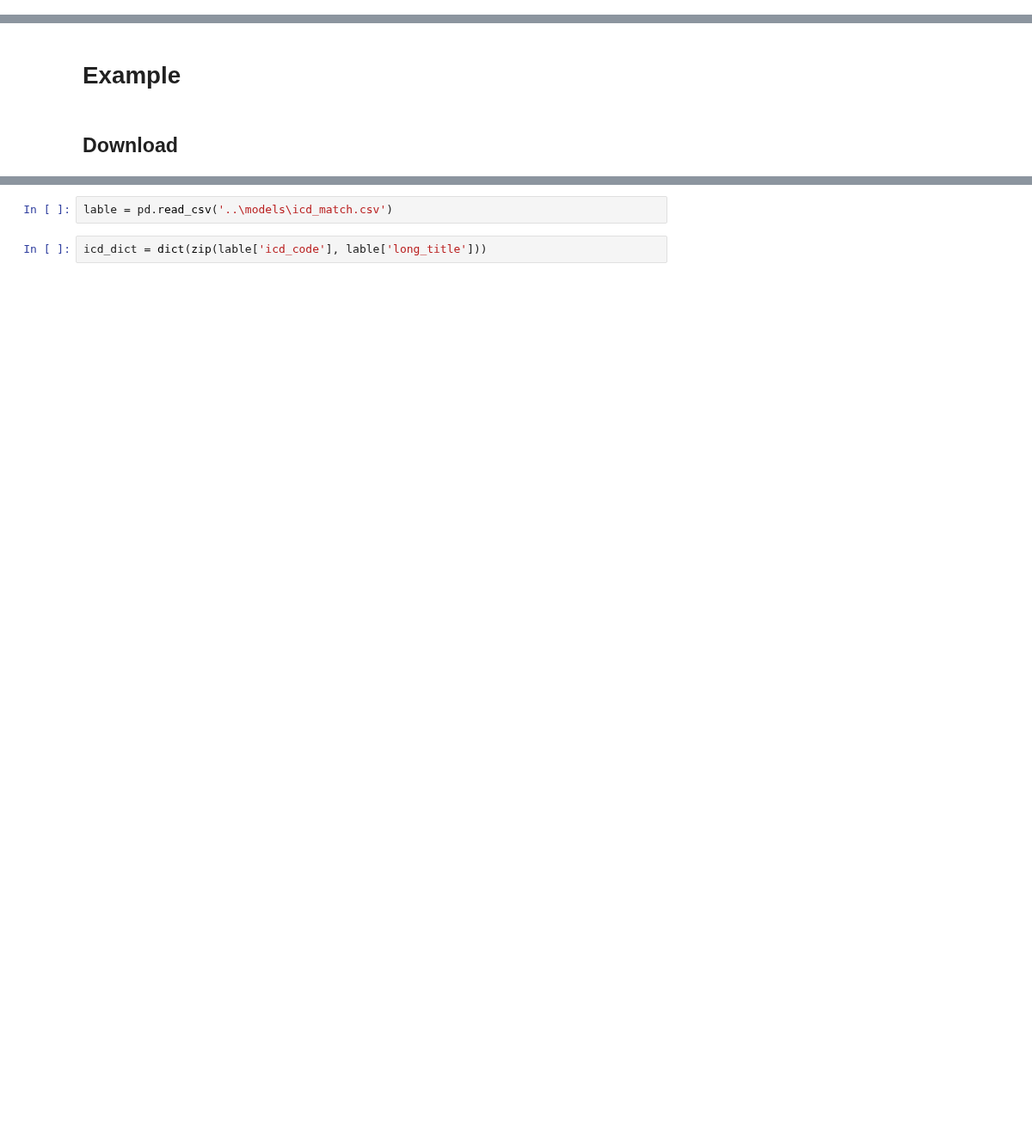
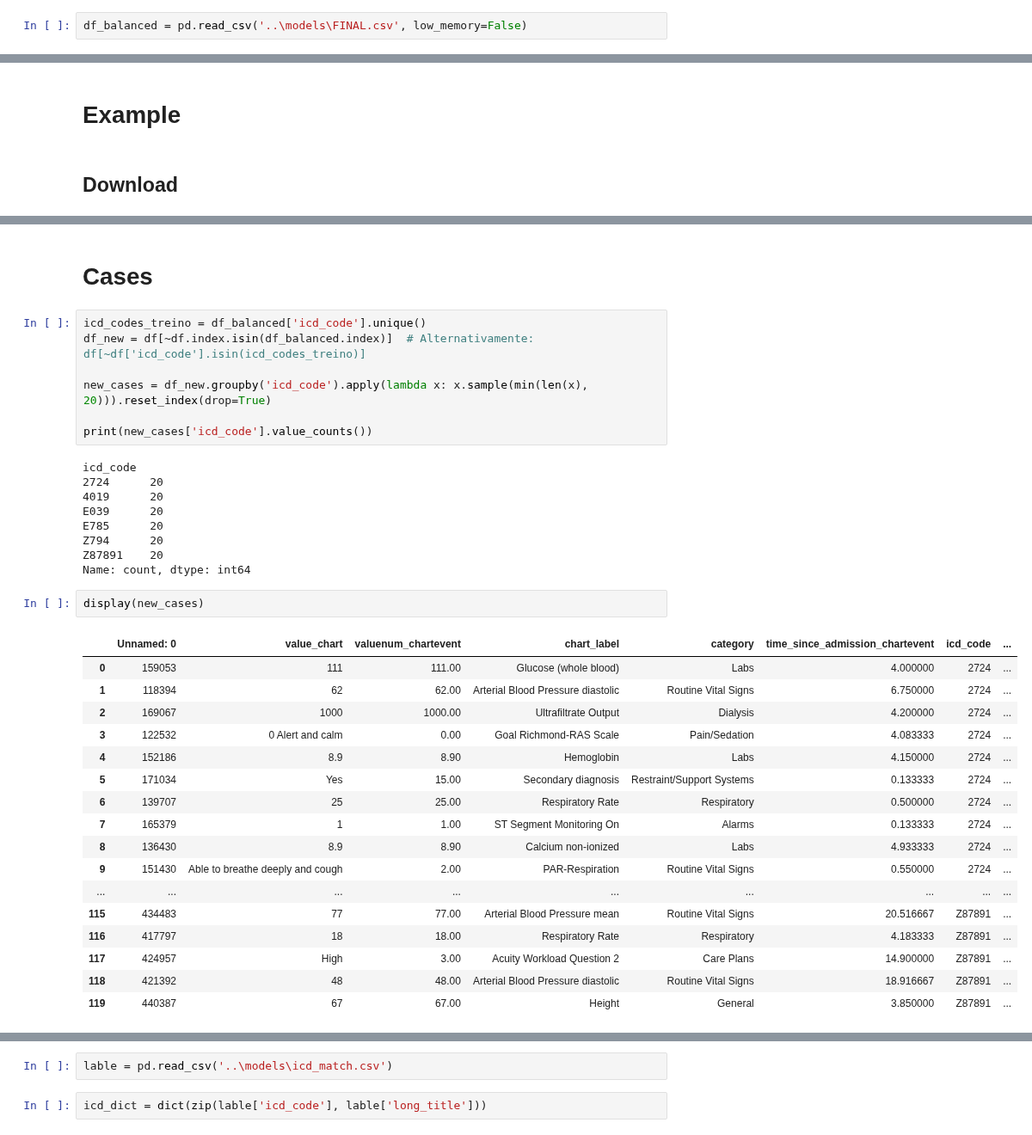
Before and after one commit to CatarinaCosta02/Master_Thesis, a Jupyter notebook: models/Model1.ipynb, the cells around one changed output, grey strips where cells are left out. Shown at 86% size. Saved outputs shown, nothing was run; the diff lists cells and outputs as text; blank space fills up the shorter version.

```diff
--- a/models/Model1.ipynb
+++ b/models/Model1.ipynb
@@ -63,0 +120,2 @@ Name: proportion, dtype: float64
+# %%
+df_balanced = pd.read_csv('..\models\FINAL.csv', low_memory=False)
@@ -310 +438,40 @@ cases = pd.read_csv('..\models\cases.csv')
+# %% [markdown]
+
+# Cases
+# %%
+icd_codes_treino = df_balanced['icd_code'].unique()
+df_new = df[~df.index.isin(df_balanced.index)]  # Alternativamente: df[~df['icd_code'].isin(icd_codes_treino)]
+
+new_cases = df_new.groupby('icd_code').apply(lambda x: x.sample(min(len(x), 20))).reset_index(drop=True)
+
+print(new_cases['icd_code'].value_counts())
+# %% [output]
+icd_code
+2724      20
+4019      20
+E039      20
+E785      20
+Z794      20
+Z87891    20
+Name: count, dtype: int64
+# %%
+display(new_cases)
+# %% [output]
+|  | Unnamed: 0 | value_chart | valuenum_chartevent | chart_label | category | time_since_admission_chartevent | icd_code | ... |
+| 0 | 159053 | 111 | 111.00 | Glucose (whole blood) | Labs | 4.000000 | 2724 | ... |
+| 1 | 118394 | 62 | 62.00 | Arterial Blood Pressure diastolic | Routine Vital Signs | 6.750000 | 2724 | ... |
+| 2 | 169067 | 1000 | 1000.00 | Ultrafiltrate Output | Dialysis | 4.200000 | 2724 | ... |
+| 3 | 122532 | 0 Alert and calm | 0.00 | Goal Richmond-RAS Scale | Pain/Sedation | 4.083333 | 2724 | ... |
+| 4 | 152186 | 8.9 | 8.90 | Hemoglobin | Labs | 4.150000 | 2724 | ... |
+| 5 | 171034 | Yes | 15.00 | Secondary diagnosis | Restraint/Support Systems | 0.133333 | 2724 | ... |
+| 6 | 139707 | 25 | 25.00 | Respiratory Rate | Respiratory | 0.500000 | 2724 | ... |
+| 7 | 165379 | 1 | 1.00 | ST Segment Monitoring On | Alarms | 0.133333 | 2724 | ... |
+| 8 | 136430 | 8.9 | 8.90 | Calcium non-ionized | Labs | 4.933333 | 2724 | ... |
+| 9 | 151430 | Able to breathe deeply and cough | 2.00 | PAR-Respiration | Routine Vital Signs | 0.550000 | 2724 | ... |
+| ... | ... | ... | ... | ... | ... | ... | ... | ... |
+| 115 | 434483 | 77 | 77.00 | Arterial Blood Pressure mean | Routine Vital Signs | 20.516667 | Z87891 | ... |
+| 116 | 417797 | 18 | 18.00 | Respiratory Rate | Respiratory | 4.183333 | Z87891 | ... |
+| 117 | 424957 | High | 3.00 | Acuity Workload Question 2 | Care Plans | 14.900000 | Z87891 | ... |
+| 118 | 421392 | 48 | 48.00 | Arterial Blood Pressure diastolic | Routine Vital Signs | 18.916667 | Z87891 | ... |
+| 119 | 440387 | 67 | 67.00 | Height | General | 3.850000 | Z87891 | ... |
 # %%
```
Also changed, not shown: parts of 48 cells of this notebook, 7 other files.
